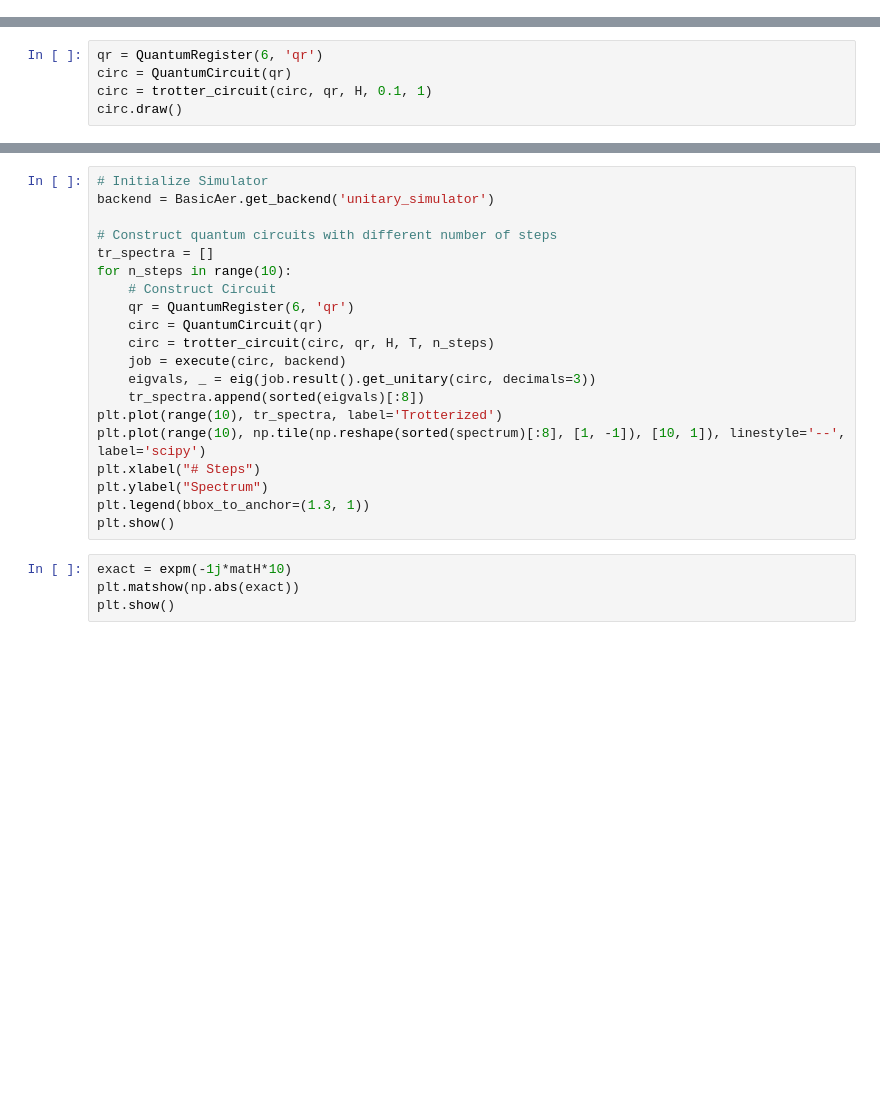
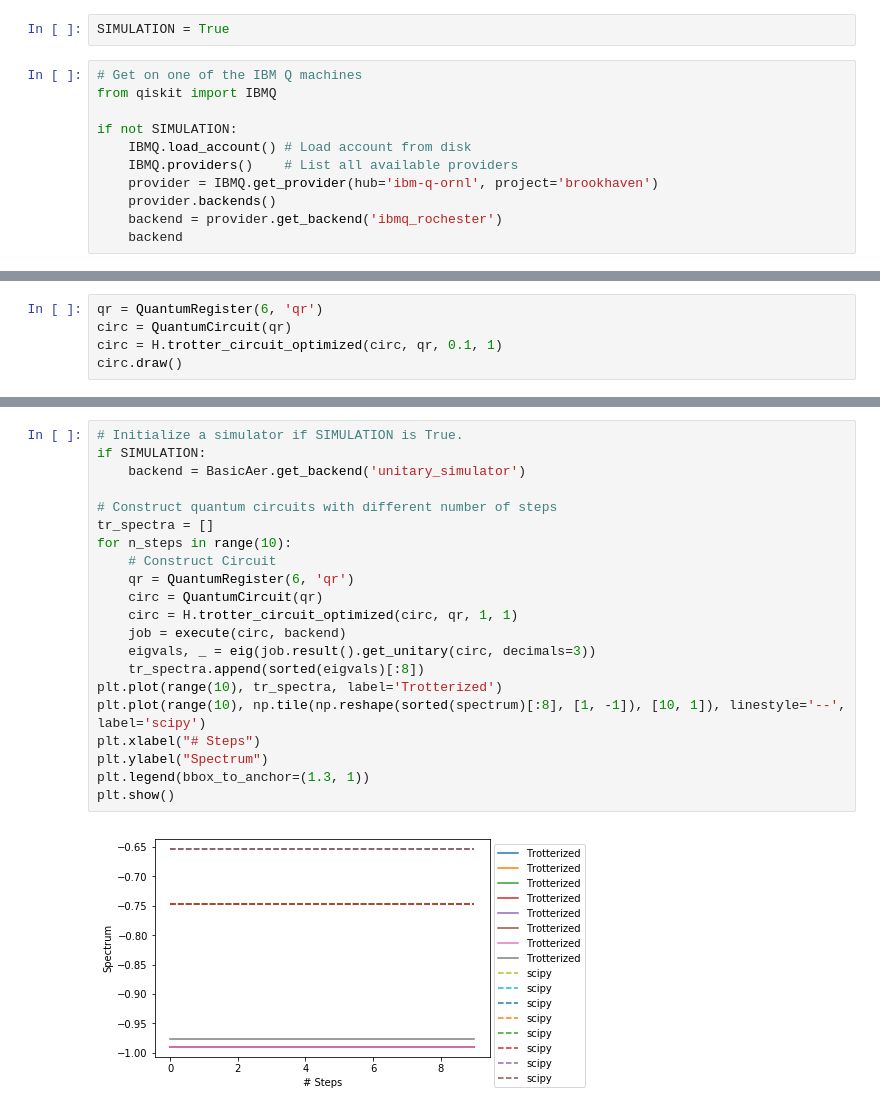
Before and after one commit to brower/QuLAT, a Jupyter notebook: Hiroki/jupyter_notebooks/2_plaquettes_simulation.ipynb, the cells around one changed output, grey strips where cells are left out. Saved outputs shown, nothing was run; the diff lists cells and outputs as text; blank space fills up the shorter version.

Commit message:
Added trotterization with optimized circuit for single triangle plaquette model (see https://pos.sissa.it/363/112/pdf)

```diff
--- a/Hiroki/jupyter_notebooks/2_plaquettes_simulation.ipynb
+++ b/Hiroki/jupyter_notebooks/2_plaquettes_simulation.ipynb
@@ -11,5 +10,18 @@ from quantum_circuit.trotterization import trotter_circuit
 from operators.triangle_plaquette_hamiltonian import TrianglePlaquetteHamiltonian
 import matplotlib.pyplot as plt
 np.set_printoptions(threshold=sys.maxsize)
+# %%
+SIMULATION = True
+# %%
+# Get on one of the IBM Q machines
+from qiskit import IBMQ
+
+if not SIMULATION:
+    IBMQ.load_account() # Load account from disk
+    IBMQ.providers()    # List all available providers
+    provider = IBMQ.get_provider(hub='ibm-q-ornl', project='brookhaven')
+    provider.backends()
+    backend = provider.get_backend('ibmq_rochester')
+    backend
 # %%
 # 2 triangle plaquettes
@@ -33,6 +65,6 @@ plt.show()
 # %%
 qr = QuantumRegister(6, 'qr')
 circ = QuantumCircuit(qr)
-circ = trotter_circuit(circ, qr, H, 0.1, 1)
+circ = H.trotter_circuit_optimized(circ, qr, 0.1, 1)
 circ.draw()
 # %% [output]
@@ -40,24 +88,23 @@ circ.draw()
 # %%
-# Initialize Simulator
-backend = BasicAer.get_backend('unitary_simulator')
+# Initialize a simulator if SIMULATION is True.
+if SIMULATION:
+    backend = BasicAer.get_backend('unitary_simulator')
 
 # Construct quantum circuits with different number of steps
 tr_spectra = []
 for n_steps in range(10):
     # Construct Circuit
     qr = QuantumRegister(6, 'qr')
     circ = QuantumCircuit(qr)
-    circ = trotter_circuit(circ, qr, H, T, n_steps)
+    circ = H.trotter_circuit_optimized(circ, qr, 1, 1)
     job = execute(circ, backend)
     eigvals, _ = eig(job.result().get_unitary(circ, decimals=3))
     tr_spectra.append(sorted(eigvals)[:8])
 plt.plot(range(10), tr_spectra, label='Trotterized')
 plt.plot(range(10), np.tile(np.reshape(sorted(spectrum)[:8], [1, -1]), [10, 1]), linestyle='--', label='scipy')
 plt.xlabel("# Steps")
 plt.ylabel("Spectrum")
 plt.legend(bbox_to_anchor=(1.3, 1))
 plt.show()
+# %% [output]
+[figure, added]
-# %%
-exact = expm(-1j*matH*10)
-plt.matshow(np.abs(exact))
-plt.show()
```
Also changed, not shown: parts of 7 cells of this notebook, 25 other files.
